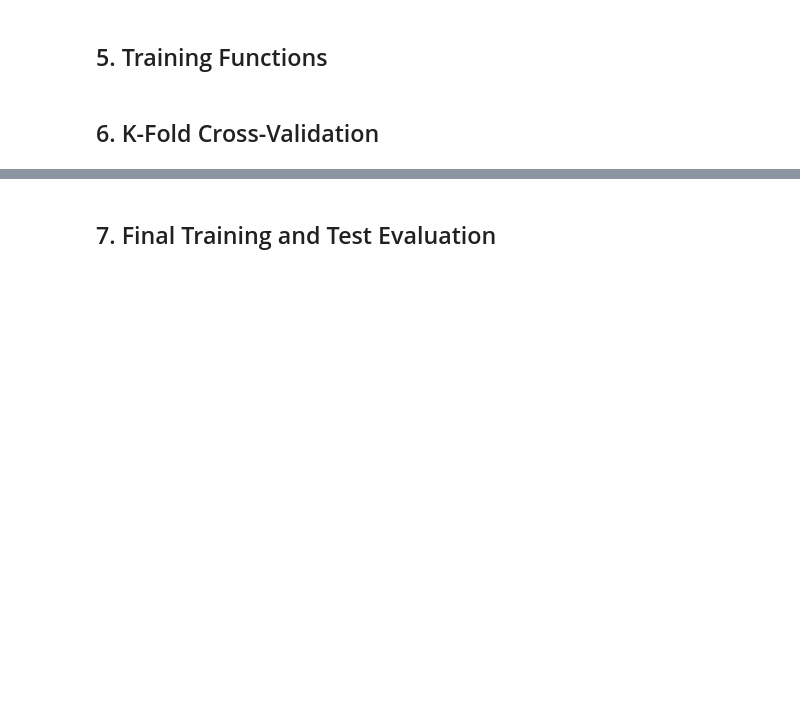
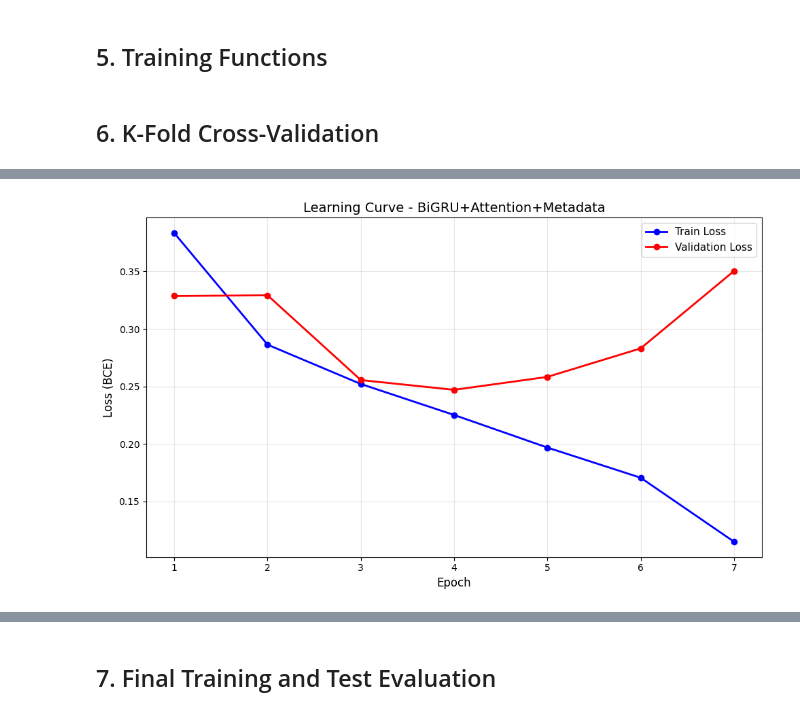
Before and after one commit to buinguyenkhai/web-mining-20251-steam-sentiment-analysis, a Jupyter notebook: notebooks/04_bigruatt_metadata.ipynb, the cells around one changed output, grey strips where cells are left out. Cells and saved outputs as stored; diff of their text form; code cells hidden in the pictures; blank space fills up the shorter version.

Commit message:
version 1.1, add learning curve

```diff
--- a/notebooks/04_bigruatt_metadata.ipynb
+++ b/notebooks/04_bigruatt_metadata.ipynb
@@ -28,7 +28,7 @@ import seaborn as sns
 import warnings
 warnings.filterwarnings('ignore')
 
-with open("results/bigru_metadata_optuna_best_params.json", "r") as f:
+with open("/kaggle/input/results/bigru_metadata_optuna_best_params.json", "r") as f:
     best_params = json.load(f)
 
 # Configuration
@@ -352,7 +393,7 @@ for fold, (train_idx, val_idx) in enumerate(skf.split(X_train, stratify_key)):
     ).to(device)
 
     optimizer = torch.optim.AdamW(model.parameters(), lr=LEARNING_RATE, weight_decay=WEIGHT_DECAY)
-    scheduler = ReduceLROnPlateau(optimizer, mode='max', factor=0.5, patience=1, verbose=True)
+    scheduler = ReduceLROnPlateau(optimizer, mode='max', factor=0.5, patience=1)
     criterion = nn.BCEWithLogitsLoss()
     scaler = GradScaler()
 
@@ -397,0 +539,77 @@ print(f"Optimal epochs for final training: {optimal_epochs}")
+# %%
+print("\nTraining model for learning curve visualization...")
+
+from sklearn.model_selection import train_test_split
+
+X_train_plot, X_val_plot, y_train_plot, y_val_plot, \
+    genre_train_plot, genre_val_plot, \
+    playtime_train_plot, playtime_val_plot, \
+    length_train_plot, length_val_plot = train_test_split(
+        X_train, y_train, genre_ids_train, playtime_tier_ids_train, length_tier_ids_train,
+        test_size=0.1, random_state=RANDOM_SEED, stratify=y_train
+    )
+
+train_loader_plot = create_dataloader_with_metadata(
+    X_train_plot, y_train_plot, genre_train_plot, playtime_train_plot, length_train_plot,
+    ft_model, BATCH_SIZE, shuffle=True
+)
+val_loader_plot = create_dataloader_with_metadata(
+    X_val_plot, y_val_plot, genre_val_plot, playtime_val_plot, length_val_plot,
+    ft_model, BATCH_SIZE, shuffle=False
+)
+
+plot_model = BiGRUAttentionWithMetadata(
+    embedding_dim=EMBEDDING_DIM, hidden_dim=HIDDEN_DIM, num_layers=NUM_LAYERS, dropout=DROPOUT,
+    num_genres=NUM_GENRES, num_playtime_tiers=NUM_PLAYTIME_TIERS,
+    num_length_tiers=NUM_LENGTH_TIERS, metadata_embed_dim=METADATA_EMBED_DIM
+).to(device)
+
+optimizer = torch.optim.AdamW(plot_model.parameters(), lr=LEARNING_RATE, weight_decay=WEIGHT_DECAY)
+scheduler = ReduceLROnPlateau(optimizer, mode='min', factor=0.5, patience=1)
+criterion = nn.BCEWithLogitsLoss()
+scaler = GradScaler()
+
+train_losses = []
+val_losses = []
+
+early_stopping_epoch = int(np.median(best_epochs_per_fold)) + PATIENCE
+
+for epoch in range(early_stopping_epoch):
+    train_loss, _ = train_epoch(plot_model, train_loader_plot, optimizer, criterion, scaler, device)
+    val_loss, _, _, _, _, _, _ = evaluate(plot_model, val_loader_plot, criterion, device)
+
+    scheduler.step(val_loss)
+
+    train_losses.append(train_loss)
+    val_losses.append(val_loss)
+    print(f"Epoch {epoch + 1}/{early_stopping_epoch}: Train Loss={train_loss:.4f}, Val Loss={val_loss:.4f}")
+
+# Plot Learning Curve
+plt.figure(figsize=(10, 6))
+epochs_range = range(1, len(train_losses) + 1)
+plt.plot(epochs_range, train_losses, 'b-o', label='Train Loss', linewidth=2, markersize=6)
+plt.plot(epochs_range, val_losses, 'r-o', label='Validation Loss', linewidth=2, markersize=6)
+plt.xlabel('Epoch', fontsize=12)
+plt.ylabel('Loss (BCE)', fontsize=12)
+plt.title('Learning Curve - BiGRU+Attention+Metadata', fontsize=14)
+plt.legend(fontsize=11)
+plt.grid(True, alpha=0.3)
+plt.xticks(epochs_range)
+plt.tight_layout()
+
+# Save the plot
+plt.savefig('learning_curve_bigru_metadata.png', dpi=300, bbox_inches='tight')
+print("\nLearning curve saved to learning_curve_bigru_metadata.png")
+plt.show()
+
+# Save loss history to JSON
+loss_history = {
+    'model': 'BiGRU+Attention+Metadata',
+    'epochs': list(epochs_range),
+    'train_losses': train_losses,
+    'val_losses': val_losses
+}
+with open('bigru_metadata_loss_history.json', 'w') as f:
+    json.dump(loss_history, f, indent=2)
+print("Loss history saved to bigru_metadata_loss_history.json")
+# %% [output]
@@ -397,0 +626 @@ print(f"Optimal epochs for final training: {optimal_epochs}")
+[figure, added]
```
Also changed, not shown: parts of 15 cells of this notebook, 4 other files.
